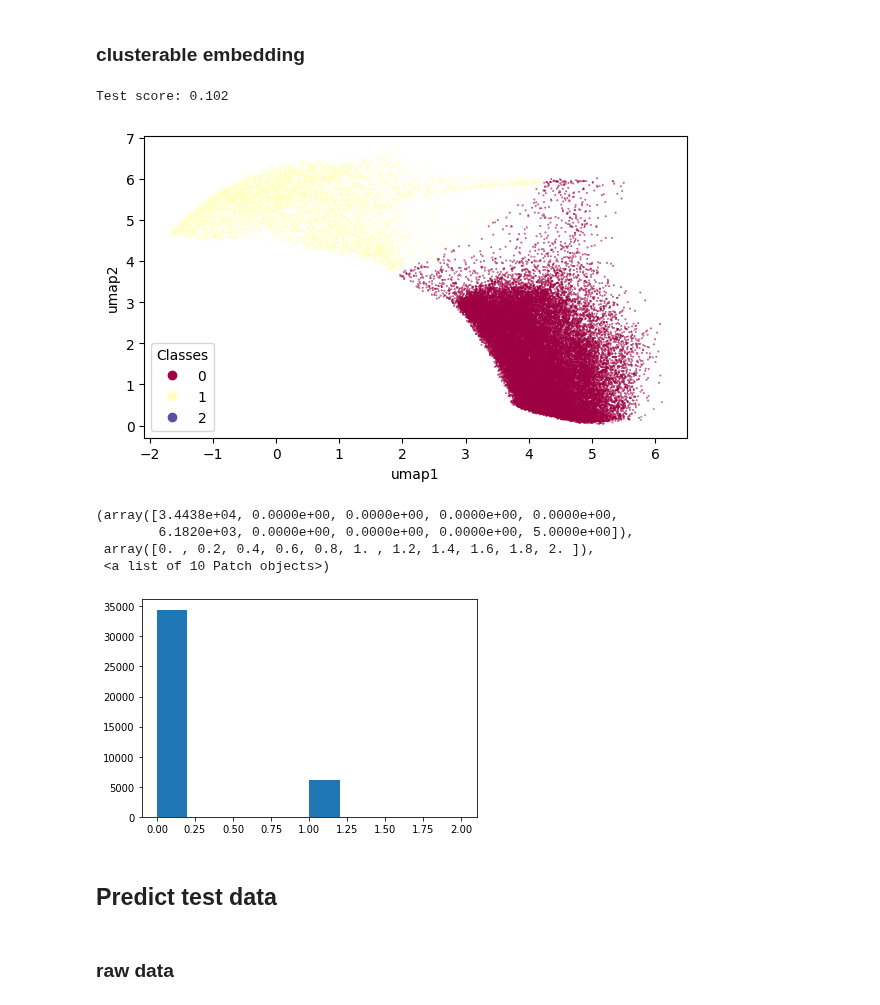
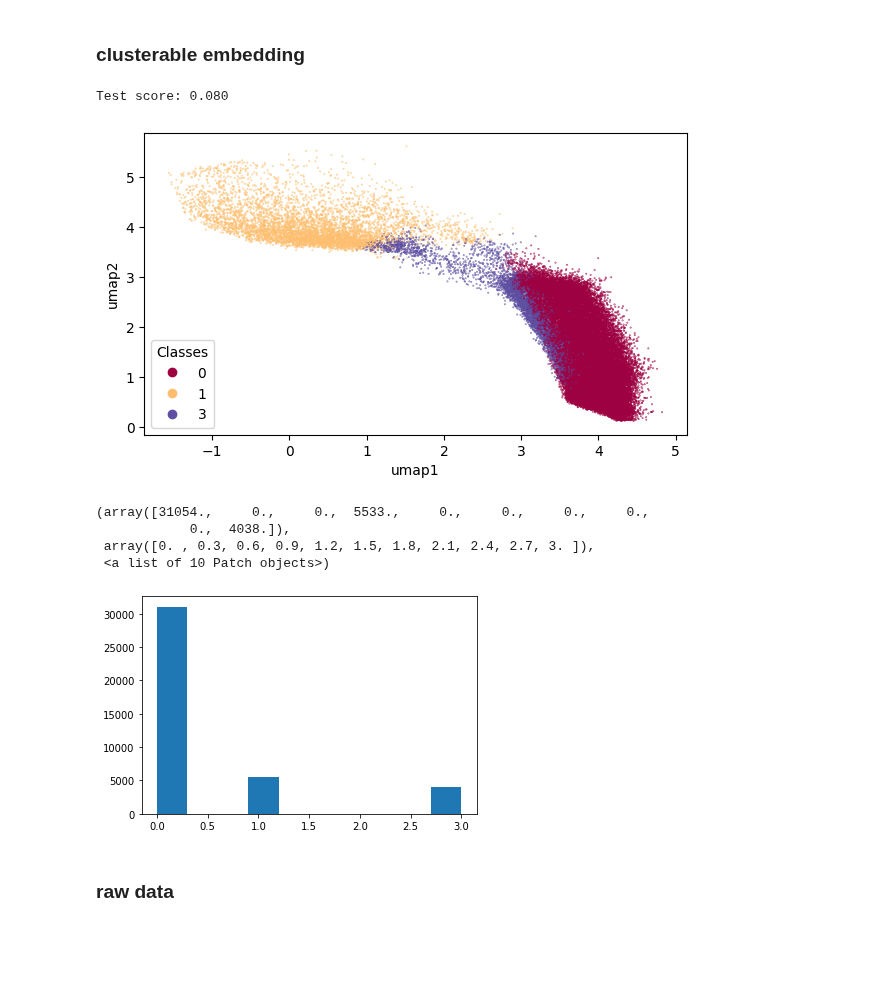
Before and after one commit to nohg/AML-small-project, a Jupyter notebook: Clustering.ipynb, the cells around one changed output. Saved outputs shown, nothing was run; the diff lists cells and outputs as text; code cells hidden in the pictures; blank space fills up the shorter version.

```diff
--- a/Clustering.ipynb
+++ b/Clustering.ipynb
@@ -98,7 +98,7 @@ transformed_X = deepcopy(X)
 transformed_X_test = deepcopy(X_test)
 # This loop transforms every variable _independently_
 for variable in X.columns:
-    scaler = RobustScaler().fit(np.array(transformed_X[variable]).reshape(-1,1))
+    scaler = QuantileTransformer().fit(np.array(transformed_X[variable]).reshape(-1,1))
     transformed_X[variable] = scaler.transform(np.array(transformed_X[variable]).reshape(-1,1))
     transformed_X_test[variable] = scaler.transform(np.array(transformed_X_test[variable]).reshape(-1,1))
 # %% [markdown]
@@ -168,7 +166,7 @@ plt.show()
 # #plt.plot(3, scores[1], 'rs')
 # plt.show()
 # %%
-kmeans = KMeans(n_clusters=4, init='k-means++',
+kmeans = KMeans(n_clusters=3, init='k-means++',
                 n_init=10, random_state=42)
 kmeans.fit(X_train)
 y_pred = kmeans.predict(X_val)
@@ -274,7 +280,8 @@ clusterable_embedding = umap.UMAP(
 )
 # %%
 X_train_umap = clusterable_embedding.fit_transform(X_train)
-X_val_umap = clusterable_embedding.transform(X_val)
+#X_val_umap = clusterable_embedding.transform(X_val)
+X_test_umap = clusterable_embedding.transform(transformed_X_test_10)
 # %% [output]
 UMAP(a=None, angular_rp_forest=False, b=None, dens_frac=0.0, dens_lambda=0.0,
      dens_var_shift=0.1, densmap=False, disconnection_distance=None,
@@ -342,30 +360,28 @@ Sat May 22 17:23:38 2021 Building RP forest with 22 trees
 # %% [markdown]
 ### clusterable embedding
 # %%
-gm_umap = GaussianMixture(n_components=3, random_state=0).fit(X_train_umap)
-y_pred_umap = gm_umap.predict(X_val_umap)
+gm_umap10 = GaussianMixture(n_components=4, random_state=0).fit(X_train_umap)
+y_pred_umap10 = gm_umap10.predict(X_val_umap)
 
-test_score_umap = accuracy_score(y_val, y_pred_umap)
+test_score_umap10 = accuracy_score(y_val, y_pred_umap10)
 print(f"Test score: {test_score_umap:.3f}")
 # %% [output]
-Test score: 0.102
+Test score: 0.080
 # %%
 fig, ax = plt.subplots(1, figsize=(7,4), dpi=100,
                        subplot_kw={'xlabel': 'umap1',
                                    'ylabel': 'umap2'})
 scatter=plt.scatter(X_val_umap[:, 0], X_val_umap[:, 1],
-            c=y_pred_umap, s=0.1, cmap='Spectral');
+            c=y_pred_umap10, s=0.1, cmap='Spectral');
 legend1 = ax.legend(*scatter.legend_elements(),
                     loc="lower left", title="Classes")
 # %% [output]
-[figure, old version]
+[figure, new version]
 # %%
-plt.hist(y_pred_umap)
+plt.hist(y_pred_umap10)
 # %% [output]
-(array([3.4438e+04, 0.0000e+00, 0.0000e+00, 0.0000e+00, 0.0000e+00,
-        6.1820e+03, 0.0000e+00, 0.0000e+00, 0.0000e+00, 5.0000e+00]),
- array([0. , 0.2, 0.4, 0.6, 0.8, 1. , 1.2, 1.4, 1.6, 1.8, 2. ]),
+(array([31054.,     0.,     0.,  5533.,     0.,     0.,     0.,     0.,
+            0.,  4038.]),
+ array([0. , 0.3, 0.6, 0.9, 1.2, 1.5, 1.8, 2.1, 2.4, 2.7, 3. ]),
  <a list of 10 Patch objects>)
-[figure, old version]
+[figure, new version]
-# %% [markdown]
-## Predict test data
```
Also changed, not shown: parts of 36 cells of this notebook, 6 other files.
